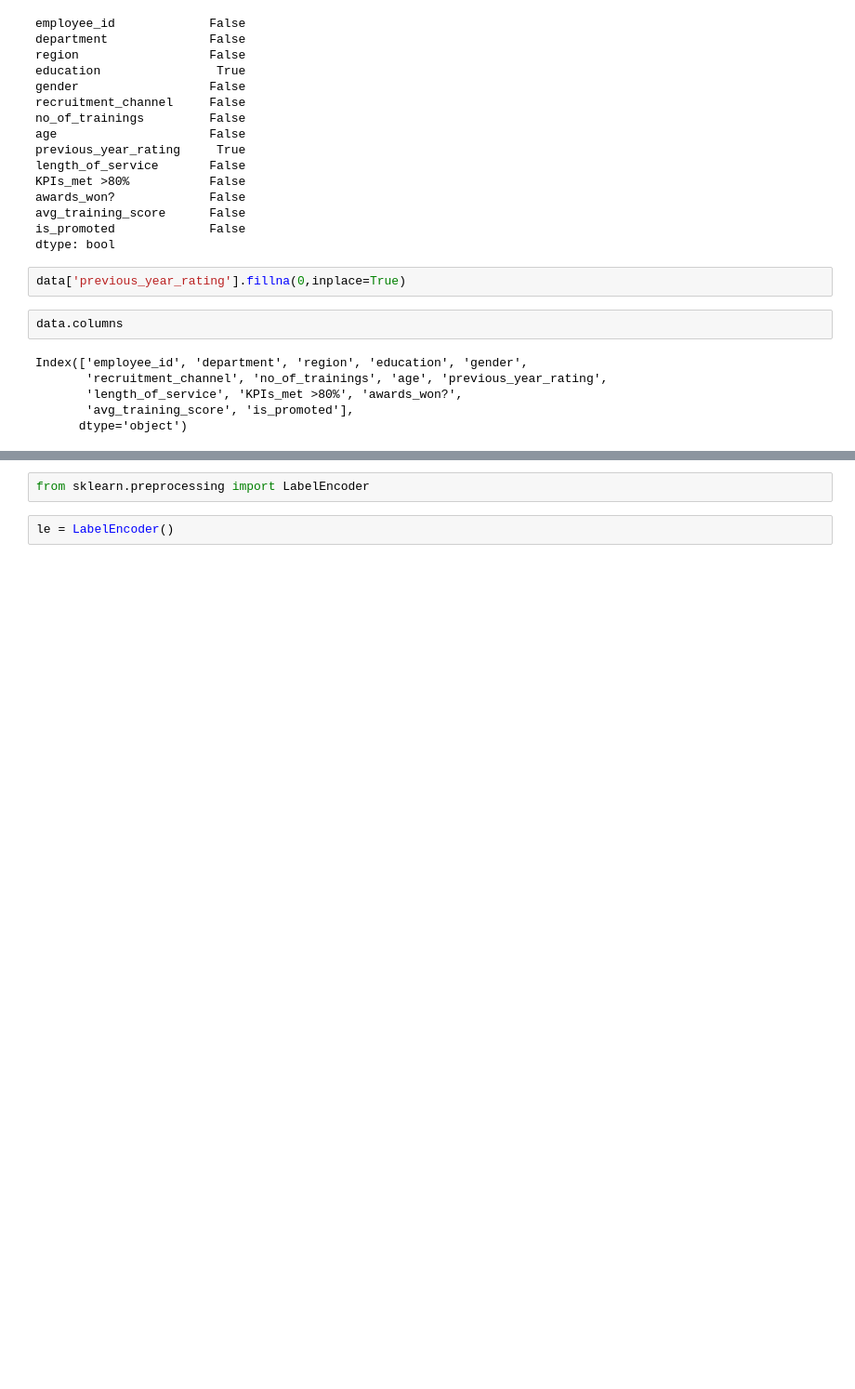
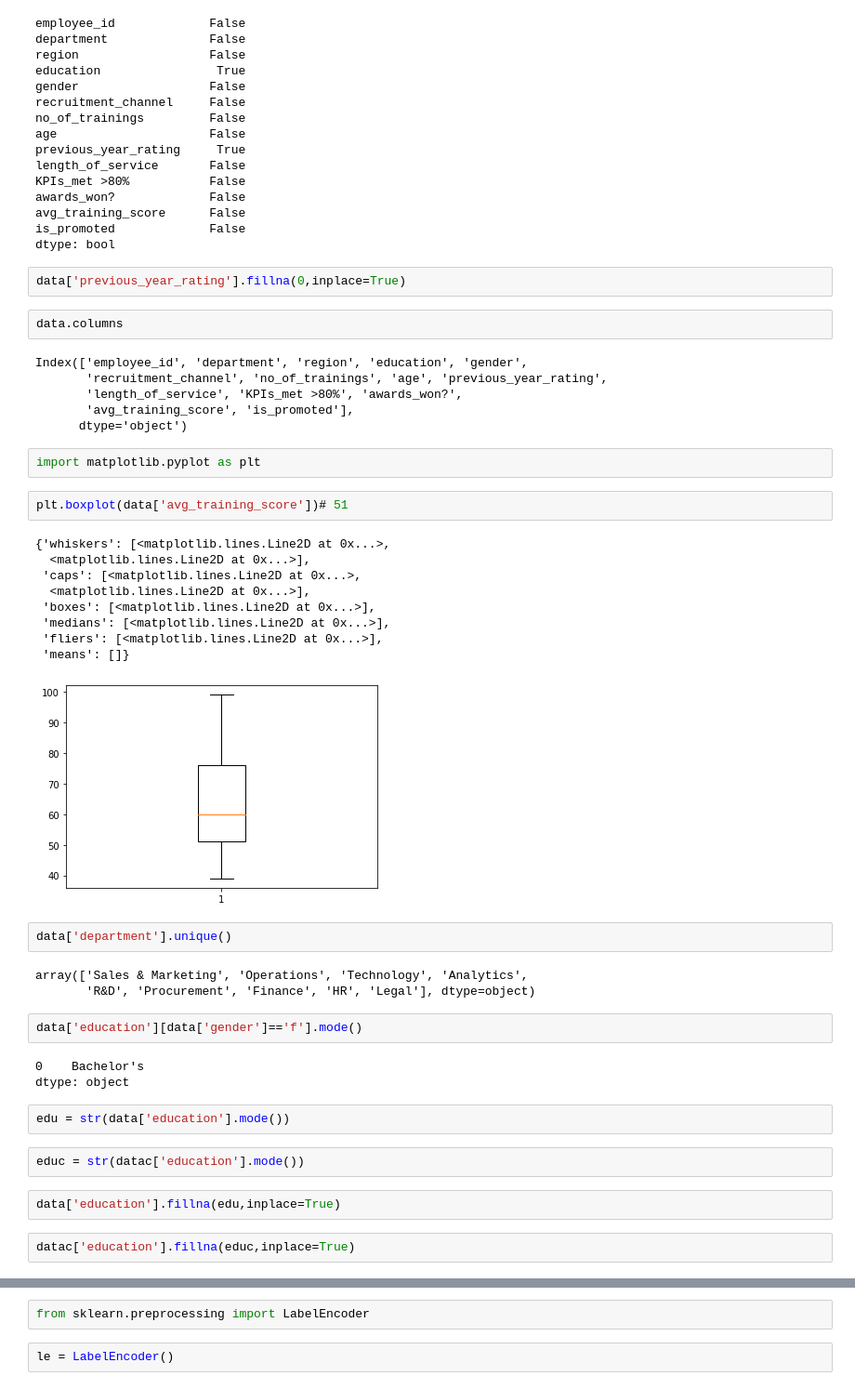
Before and after one commit to roshanrane24/QXI_DataScience_Roshan, a Jupyter notebook: Unit2_Supervised_Learning/LogisticRegression/Untitled1.ipynb, the cells around one changed output, grey strips where cells are left out. Shown: that part at 93% size. Saved outputs shown, nothing was run; the diff lists cells and outputs as text; blank space fills up the shorter version.

```diff
--- a/Unit2_Supervised_Learning/LogisticRegression/Untitled1.ipynb
+++ b/Unit2_Supervised_Learning/LogisticRegression/Untitled1.ipynb
@@ -78,3 +92,35 @@ Index(['employee_id', 'department', 'region', 'education', 'gender',
        'length_of_service', 'KPIs_met >80%', 'awards_won?',
        'avg_training_score', 'is_promoted'],
       dtype='object')
+# %%
+import matplotlib.pyplot as plt
+# %%
+plt.boxplot(data['avg_training_score'])# 51
+# %% [output]
+{'whiskers': [<matplotlib.lines.Line2D at 0x...>,
+  <matplotlib.lines.Line2D at 0x...>],
+ 'caps': [<matplotlib.lines.Line2D at 0x...>,
+  <matplotlib.lines.Line2D at 0x...>],
+ 'boxes': [<matplotlib.lines.Line2D at 0x...>],
+ 'medians': [<matplotlib.lines.Line2D at 0x...>],
+ 'fliers': [<matplotlib.lines.Line2D at 0x...>],
+ 'means': []}
+[figure, added]
+# %%
+data['department'].unique()
+# %% [output]
+array(['Sales & Marketing', 'Operations', 'Technology', 'Analytics',
+       'R&D', 'Procurement', 'Finance', 'HR', 'Legal'], dtype=object)
+# %%
+data['education'][data['gender']=='f'].mode()
+# %% [output]
+0    Bachelor's
+dtype: object
+# %%
+edu = str(data['education'].mode())
+# %%
+educ = str(datac['education'].mode())
+# %%
+data['education'].fillna(edu,inplace=True)
+# %%
+datac['education'].fillna(educ,inplace=True)
```
Also changed, not shown: parts of 42 cells of this notebook.
